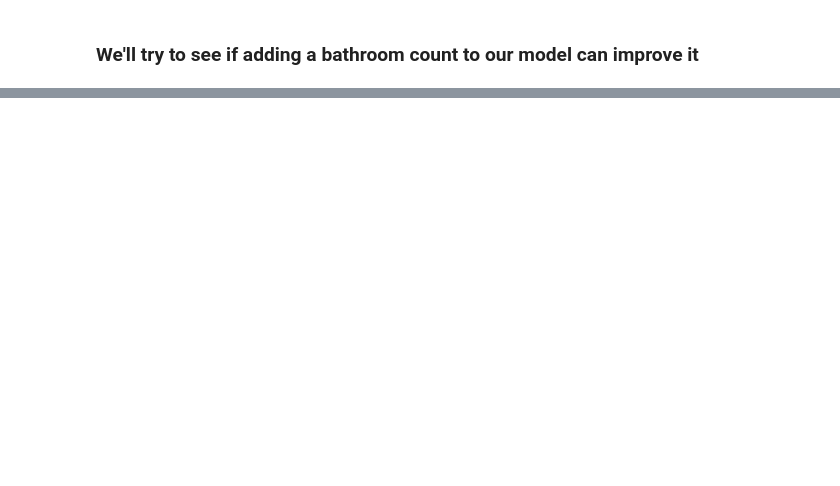
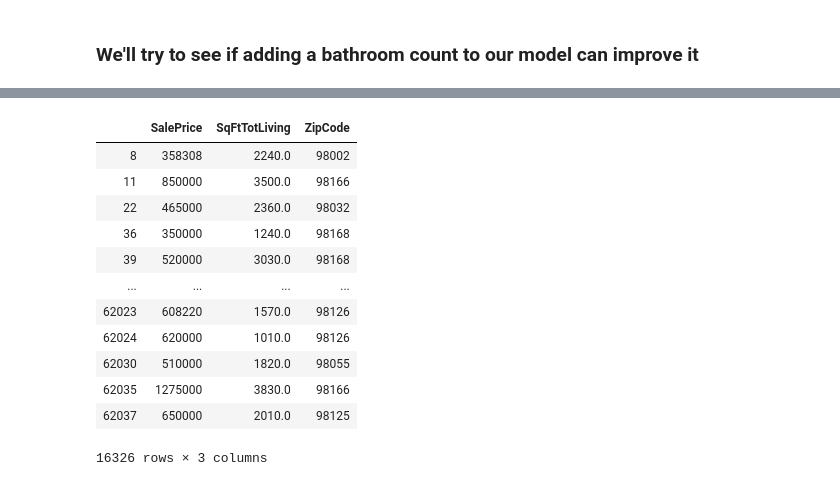
Before and after one commit to dannmorr/mod2-project-group-3, a Jupyter notebook: notebooks/exploratory/jp-2-modeling.ipynb, the cells around one changed output, grey strips where cells are left out. Cells and saved outputs as stored; diff of their text form; code cells hidden in the pictures; blank space fills up the shorter version.

```diff
--- a/notebooks/exploratory/jp-2-modeling.ipynb
+++ b/notebooks/exploratory/jp-2-modeling.ipynb
@@ -359,0 +255,16 @@ array([[1.00189705e+00, 7.46938086e+02],
+# %%
+zipcode_df
+# %% [output]
+|  | SalePrice | SqFtTotLiving | ZipCode |
+| 8 | 358308 | 2240.0 | 98002 |
+| 11 | 850000 | 3500.0 | 98166 |
+| 22 | 465000 | 2360.0 | 98032 |
+| 36 | 350000 | 1240.0 | 98168 |
+| 39 | 520000 | 3030.0 | 98168 |
+| ... | ... | ... | ... |
+| 62023 | 608220 | 1570.0 | 98126 |
+| 62024 | 620000 | 1010.0 | 98126 |
+| 62030 | 510000 | 1820.0 | 98055 |
+| 62035 | 1275000 | 3830.0 | 98166 |
+| 62037 | 650000 | 2010.0 | 98125 |
+16326 rows × 3 columns
```
Also changed, not shown: parts of 31 cells of this notebook, 13 other files.
